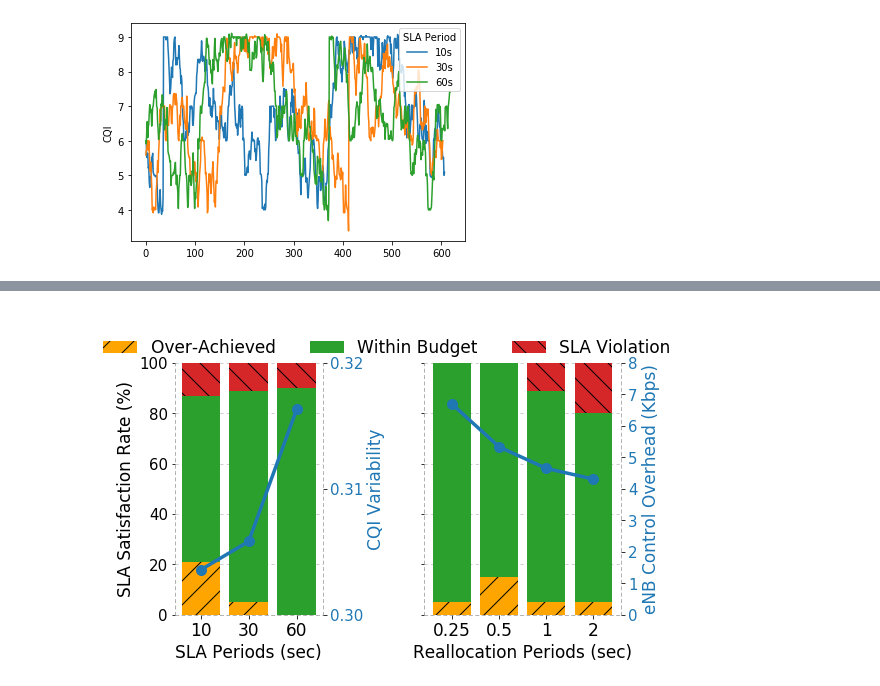
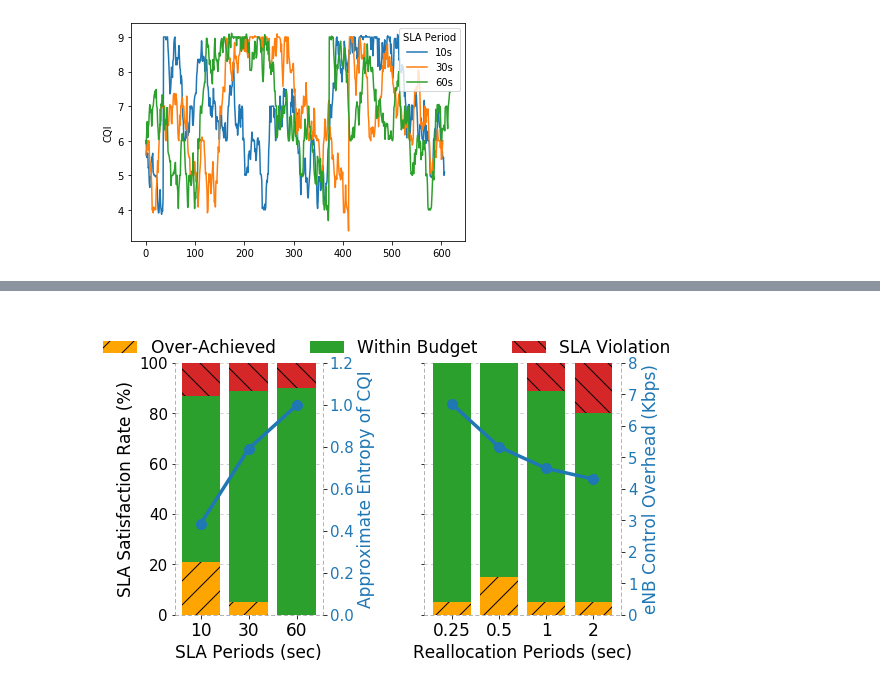
Before and after one commit to serhatarslan-hub/cell-order, a Jupyter notebook: analysis/cell-order-parameters.ipynb, the cells around one changed output, grey strips where cells are left out. Saved outputs shown, nothing was run; the diff lists cells and outputs as text; code cells hidden in the pictures.

```diff
--- a/analysis/cell-order-parameters.ipynb
+++ b/analysis/cell-order-parameters.ipynb
@@ -111,10 +127,6 @@ realloc_periods_within_budget = [95, 85, 84, 75]
 realloc_periods_under_budget = [5, 15, 5, 5]
 # %%
 # Calculate the CQI stability within an SLA
-cqi_variability = np.array([np.mean(bs_data_sla_10s[0]['filtered_std_cqi_diff']),
-                           np.mean(bs_data_sla_30s[0]['filtered_std_cqi_diff']),
-                           np.mean(bs_data_sla_60s[0]['filtered_std_cqi_diff'])])
-
-# print(np.max(bs_data_sla_10s[0]['filtered_std_cqi_diff']),
-#       np.max(bs_data_sla_30s[0]['filtered_std_cqi_diff']),
-#       np.max(bs_data_sla_60s[0]['filtered_std_cqi_diff']))
+cqi_entropy = np.array([np.mean(bs_data_sla_10s[0]['filtered_cqi_apen']),
+                        np.mean(bs_data_sla_30s[0]['filtered_cqi_apen']),
+                        np.mean(bs_data_sla_60s[0]['filtered_cqi_apen'])])
@@ -204,16 +210,11 @@ a0.spines['right'].set_visible(False)
 
 a2 = a0.twinx()  # instantiate a second axes that shares the same x-axis
 a2_color = 'C0'
-a2.set_ylabel('CQI Variability', color=a2_color, fontsize=FONT_SIZE)
-a2.plot(sla_periods, cqi_variability,
+a2.set_ylabel('Approximate Entropy of CQI', color=a2_color, fontsize=FONT_SIZE)
+a2.plot(sla_periods, cqi_entropy,
         color=a2_color, linewidth=LINE_WIDTH, marker='o', markersize=10)
 a2.tick_params(axis='y', labelcolor=a2_color, labelsize=FONT_SIZE-2)
-y_ticks_lo = min(cqi_variability) * 0.99
-y_ticks_hi = max(cqi_variability) * 1.01
-y_ticks_step = (y_ticks_hi - y_ticks_lo) / 2
-a2.yaxis.set_ticks(np.arange(y_ticks_lo, y_ticks_hi + y_ticks_step, y_ticks_step))
-a2.set_ylim([y_ticks_lo, y_ticks_hi])
-a2.yaxis.set_major_formatter(FormatStrFormatter('%.2f'))
+a2.set_ylim([0, 1.2])
 a2.spines['top'].set_visible(False)
 a2.spines['left'].set_visible(False)
 a2.spines['bottom'].set_visible(False)
@@ -283,31 +284,31 @@ a1.spines["bottom"].set_alpha(0.75)
 a1.spines["bottom"].set_color('gray')
 a3.spines["right"].set_linestyle(LINE_STYLE)
 a3.spines["right"].set_alpha(0.75)
 a3.spines["right"].set_color('gray')
 a3.spines["left"].set_linestyle(LINE_STYLE)
 a3.spines["left"].set_alpha(0.75)
 a3.spines["left"].set_color('gray')
 a3.spines["top"].set_linestyle(LINE_STYLE)
 a3.spines["top"].set_alpha(0.75)
 a3.spines["top"].set_color('gray')
 a3.spines["bottom"].set_linestyle(LINE_STYLE)
 a3.spines["bottom"].set_alpha(0.75)
 a3.spines["bottom"].set_color('gray')
 
 dummy.axis('off')
 dummy.spines['left'].set_visible(False)
 dummy.spines['top'].set_visible(False)
 dummy.spines['right'].set_visible(False)
 dummy.spines['bottom'].set_visible(False)
 
 f.legend(loc='upper center', frameon=False, fontsize=FONT_SIZE, ncol=3,
               bbox_to_anchor=[0.505,1.2])
 
 plt.subplots_adjust(top=1.0)
 # plt.tight_layout()
 
 if (SAVE_FIG):
   plt.savefig(reservation_out_dir + 'parameters.pdf', bbox_inches='tight')
 plt.show()
 # %% [output]
-[figure, old version]
+[figure, new version]
```
Also changed, not shown: parts of 7 cells of this notebook, 1 other file.
